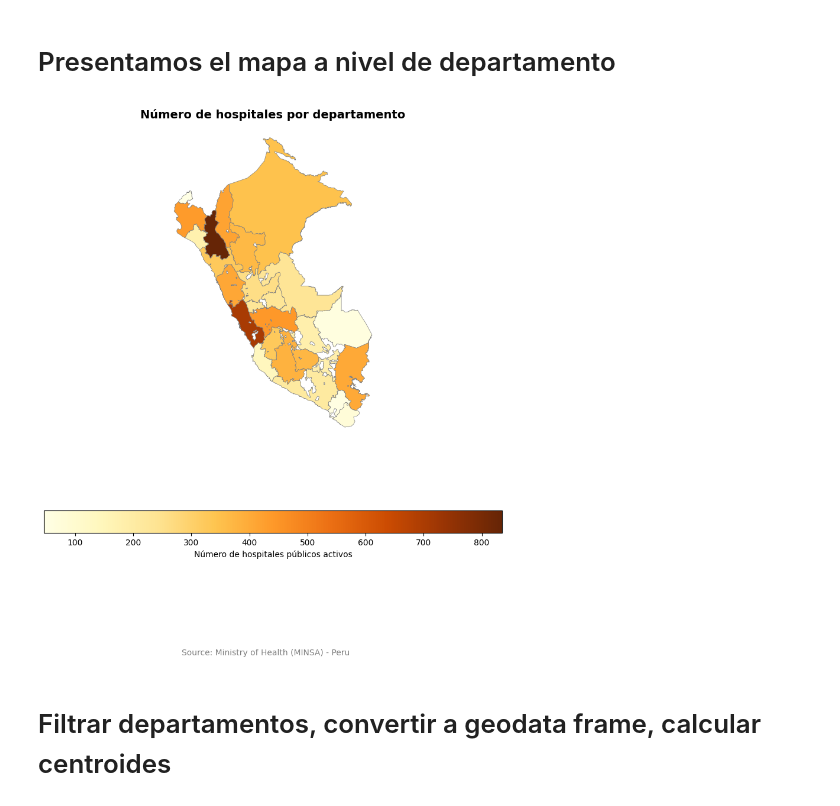
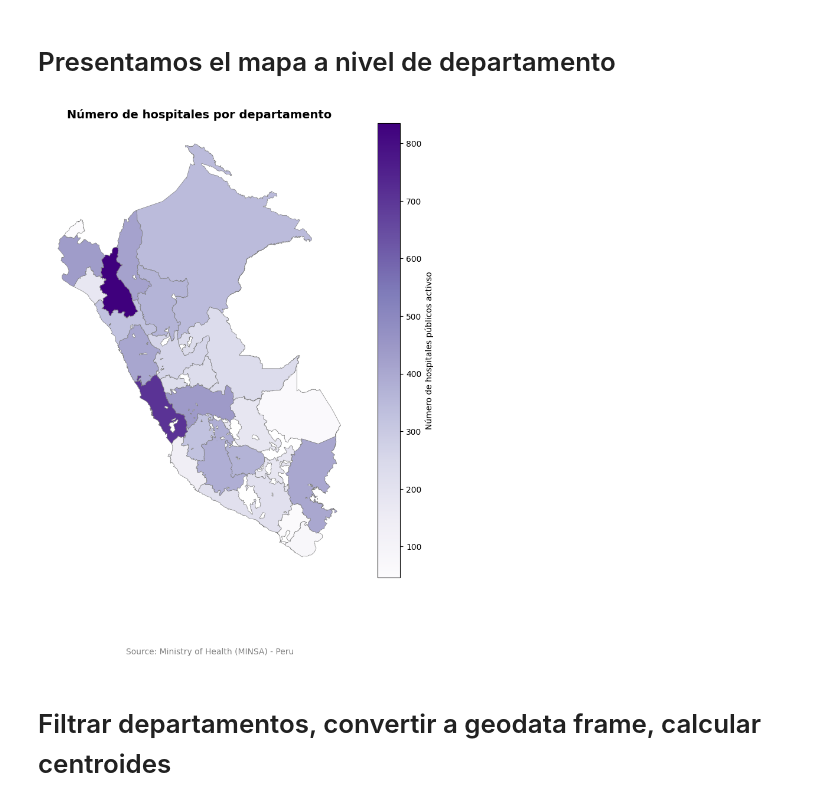
Before and after one commit to anelvasquez/Hospitals-Access-Peru, a Jupyter notebook: code/script_geo.ipynb, the cells around one changed output. Saved outputs shown, nothing was run; the diff lists cells and outputs as text; code cells hidden in the pictures.

```diff
--- a/code/script_geo.ipynb
+++ b/code/script_geo.ipynb
@@ -170,7 +170,7 @@ distritos['ubigeo'].unique().size
 1891
 # %%
 # Select only relevant columns
-distritos = distritos[['ubigeo', 'geometry', "nombdep"]]
-distritos = distritos.rename({'ubigeo':'UBIGEO', "nombdep": "Departamento_2"}, axis =1 )
+distritos = distritos[['ubigeo', 'geometry']]
+distritos = distritos.rename({'ubigeo':"UBIGEO"}, axis =1 )
 distritos
 # %% [output]
@@ -437,0 +394,8 @@ distritos_hospi.sort_values(by="N_Hospitales", ascending=False)
+# %%
+# Marcamos registros que no tienen distrito
+dataset_hosp["Sin_Hospital"] = dataset_hosp["Clasificación"].isna()
+
+# Creamos objeto con solo esos
+a = dataset_hosp[dataset_hosp["Sin_Hospital"]].copy()
+
+a
@@ -557,33 +558,45 @@ departamentos_hosp["N_Hospitales_Dpto"] = departamentos_hosp["N_Hospitales_Dpto"
 # %%
-#Para el gráfico
+# 1. Shapefile
+departamentos = dataset_hosp.dissolve(by="Departamento").reset_index()
+
+# 2. Crear tabla de conteo de hospitales por Departamento
+hosp_depto = (
+    dataset_hosp.groupby("Departamento")
+    .size()
+    .reset_index(name="N_Hospitales")
+    .sort_values("N_Hospitales", ascending=False)
+)
+
+# 3. Merge de geometría con conteo
+departamentos_hosp = departamentos.merge(hosp_depto, on="Departamento", how="left")
+departamentos_hosp["N_Hospitales"] = departamentos_hosp["N_Hospitales"].fillna(0)
+
+# 4. Graficar mapa
 fig, ax = plt.subplots(1, 1, figsize=(10, 10))
-
 departamentos_hosp.plot(
-    column="N_Hospitales_Dpto",
-    cmap="YlOrBr",
+    column="N_Hospitales",
+    cmap="Purples",
     linewidth=0.5,
     edgecolor="gray",
     legend=True,
     ax=ax,
     legend_kwds={
-        "label": "Número de hospitales públicos activos",
-        "orientation": "horizontal"
+        "label": "Número de hospitales públicos activso",
     }
 )
-
-ax.set_title("Número de hospitales por departamento",
-             fontsize=14, fontweight="bold")
-ax.set_axis_off()
-# Fuente abajo
+ax.set_title("Número de hospitales por departamento", fontsize=14, fontweight="bold")
+ # Fuente abajo
 fig.text(
     0.5, -0.02,
     "Source: Ministry of Health (MINSA) - Peru",
     ha="center", fontsize=10, color="gray"
 )
+
+
 ax.set_axis_off()
 plt.show()
 # %% [output]
-[figure, old version]
+[figure, new version]
 # %% [markdown]
 # Filtrar departamentos, convertir a geodata frame, calcular centroides
 # %%
```
Also changed, not shown: parts of 15 cells of this notebook, 3 other files.
